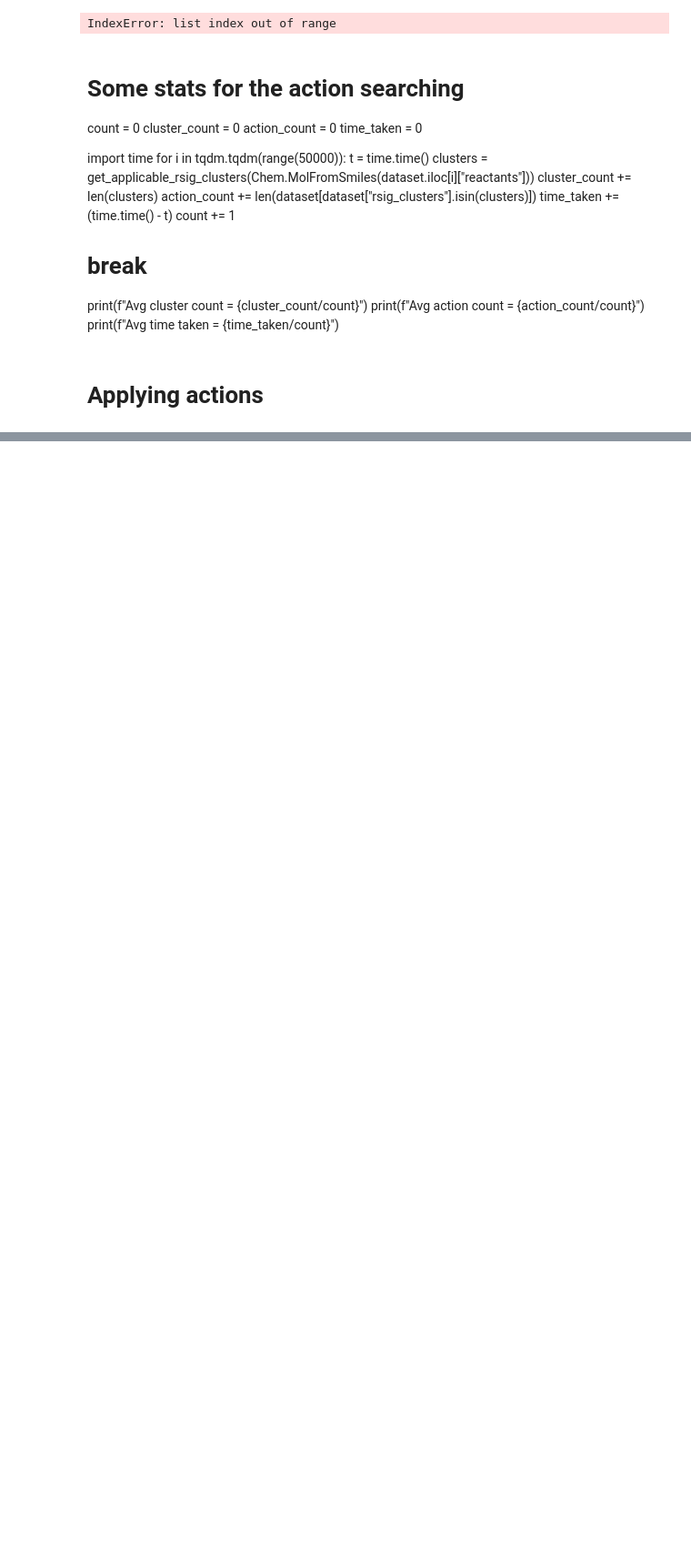
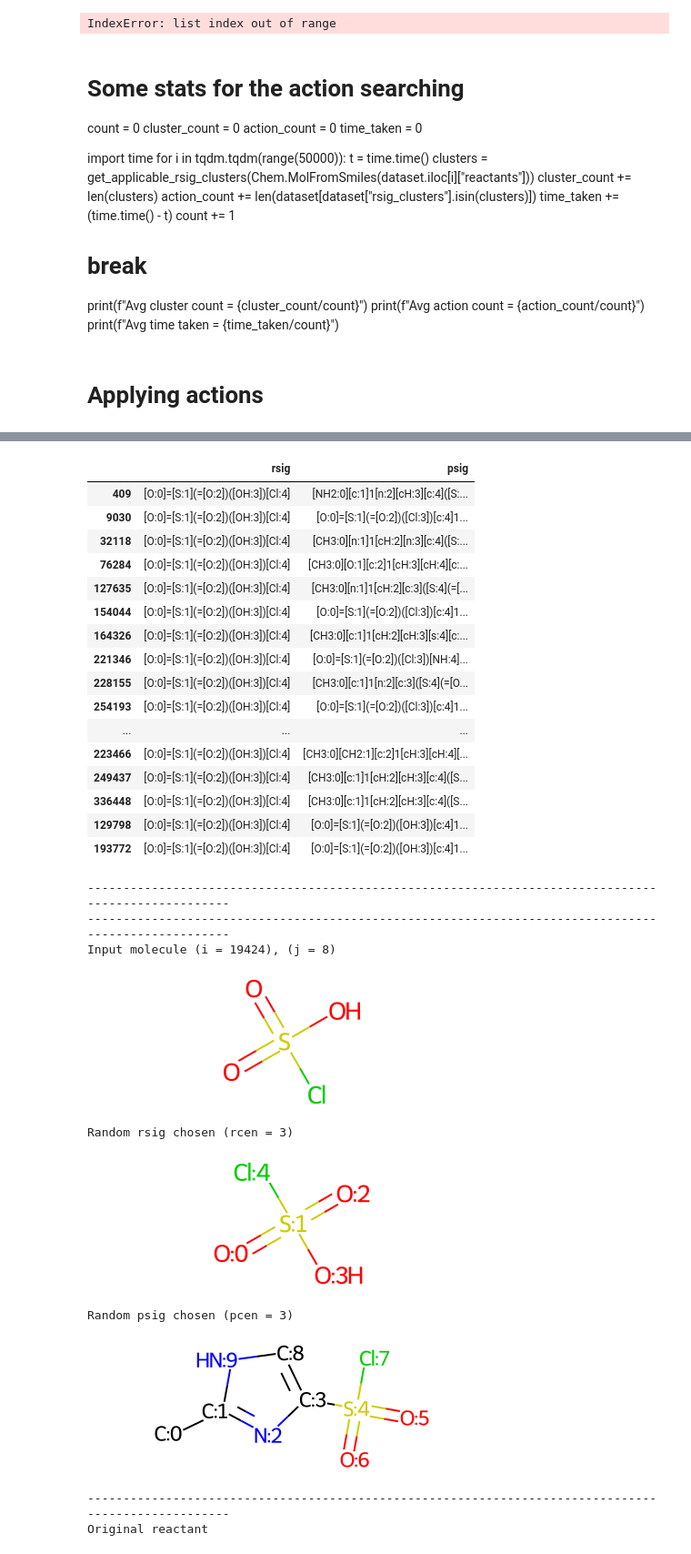
Before and after one commit to MrScabbyCreature/ReactionRL, a Jupyter notebook: uspto - simulator.ipynb, the cells around one changed output, grey strips where cells are left out. Shown at 91% size. Saved outputs shown, nothing was run; the diff lists cells and outputs as text; code cells hidden in the pictures; blank space fills up the shorter version.

```diff
--- a/uspto - simulator.ipynb
+++ b/uspto - simulator.ipynb
@@ -705,36 +706,65 @@ def apply_action(input_mol, rsub, rcen, rsig, rsig_cs_indices, psub, pcen, psig,
 
 # for _ in range(10):
 i = np.random.randint(0, dataset.shape[0])
-i = 4330
 input_mol = Chem.MolFromSmiles(dataset.iloc[i]["reactants"])
+input_mol = Chem.MolFromSmiles("O=S(=O)(O)Cl")
+
 
 # Pick a random action from all the possible ones
 temp_df = dataset[dataset["rsig_clusters"].isin(get_applicable_rsig_clusters(input_mol))]
+display(temp_df[["rsig", "psig"]])
 if temp_df.shape[0] == 0:
     print("NO ACTIONS APPLICABLE!")
 j = int(np.random.random()*temp_df.shape[0])
-j = 4330
 random_action = temp_df.iloc[j]
 
 print("-"*100)
 print("-"*100)
 print(f"Input molecule (i = {i}), (j = {j})")
 display(input_mol)
 print(f"Random rsig chosen (rcen = {random_action['rcen']})")
 display(Chem.MolFromSmiles(random_action["rsig"]))
 print(f"Random psig chosen (pcen = {random_action['pcen']})")
 display(Chem.MolFromSmiles(random_action["psig"]))
 
 # # Original reaction
 print("-"*100)
 print("Original reactant")
 display(Chem.MolFromSmiles(random_action["reactants"]))
 print("Original product")
 display(Chem.MolFromSmiles(random_action["products"]))
 print("-"*100)
 
 
 apply_action(input_mol, random_action["rsub"], random_action["rcen"], random_action["rsig"], random_action["rsig_cs_indices"],
                      random_action["psub"], random_action["pcen"], random_action["psig"], random_action["psig_cs_indices"], debug=True)
 print("-"*100)
 print("-"*100)
+# %% [output]
+|  | rsig | psig |
+| 409 | [O:0]=[S:1](=[O:2])([OH:3])[Cl:4] | [NH2:0][c:1]1[n:2][cH:3][c:4]([S:... |
+| 9030 | [O:0]=[S:1](=[O:2])([OH:3])[Cl:4] | [O:0]=[S:1](=[O:2])([Cl:3])[c:4]1... |
+| 32118 | [O:0]=[S:1](=[O:2])([OH:3])[Cl:4] | [CH3:0][n:1]1[cH:2][n:3][c:4]([S:... |
+| 76284 | [O:0]=[S:1](=[O:2])([OH:3])[Cl:4] | [CH3:0][O:1][c:2]1[cH:3][cH:4][c:... |
+| 127635 | [O:0]=[S:1](=[O:2])([OH:3])[Cl:4] | [CH3:0][n:1]1[cH:2][c:3]([S:4](=[... |
+| 154044 | [O:0]=[S:1](=[O:2])([OH:3])[Cl:4] | [O:0]=[S:1](=[O:2])([Cl:3])[c:4]1... |
+| 164326 | [O:0]=[S:1](=[O:2])([OH:3])[Cl:4] | [CH3:0][c:1]1[cH:2][cH:3][s:4][c:... |
+| 221346 | [O:0]=[S:1](=[O:2])([OH:3])[Cl:4] | [O:0]=[S:1](=[O:2])([Cl:3])[NH:4]... |
+| 228155 | [O:0]=[S:1](=[O:2])([OH:3])[Cl:4] | [CH3:0][c:1]1[n:2][c:3]([S:4](=[O... |
+| 254193 | [O:0]=[S:1](=[O:2])([OH:3])[Cl:4] | [O:0]=[S:1](=[O:2])([Cl:3])[c:4]1... |
+| ... | ... | ... |
+| 223466 | [O:0]=[S:1](=[O:2])([OH:3])[Cl:4] | [CH3:0][CH2:1][c:2]1[cH:3][cH:4][... |
+| 249437 | [O:0]=[S:1](=[O:2])([OH:3])[Cl:4] | [CH3:0][c:1]1[cH:2][cH:3][c:4]([S... |
+| 336448 | [O:0]=[S:1](=[O:2])([OH:3])[Cl:4] | [CH3:0][c:1]1[cH:2][cH:3][c:4]([S... |
+| 129798 | [O:0]=[S:1](=[O:2])([OH:3])[Cl:4] | [O:0]=[S:1](=[O:2])([OH:3])[c:4]1... |
+| 193772 | [O:0]=[S:1](=[O:2])([OH:3])[Cl:4] | [O:0]=[S:1](=[O:2])([OH:3])[c:4]1... |
+----------------------------------------------------------------------------------------------------
+----------------------------------------------------------------------------------------------------
+Input molecule (i = 19424), (j = 8)
+[figure, added]
+Random rsig chosen (rcen = 3)
+[figure, added]
+Random psig chosen (pcen = 3)
+[figure, added]
+----------------------------------------------------------------------------------------------------
+Original reactant
```
Also changed, not shown: parts of 3 cells of this notebook, 2 other files.
